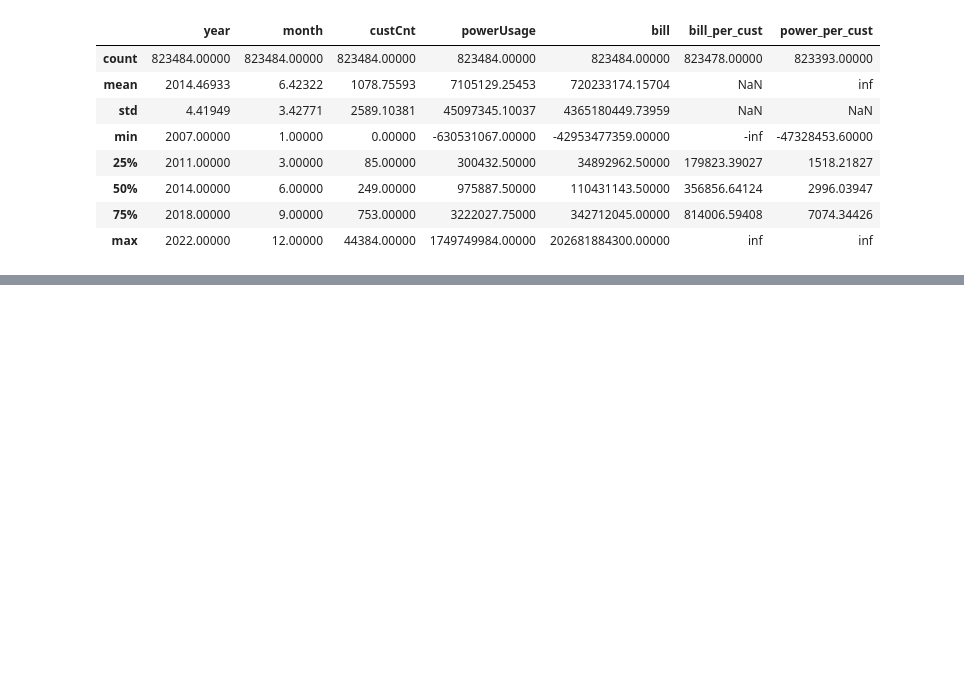
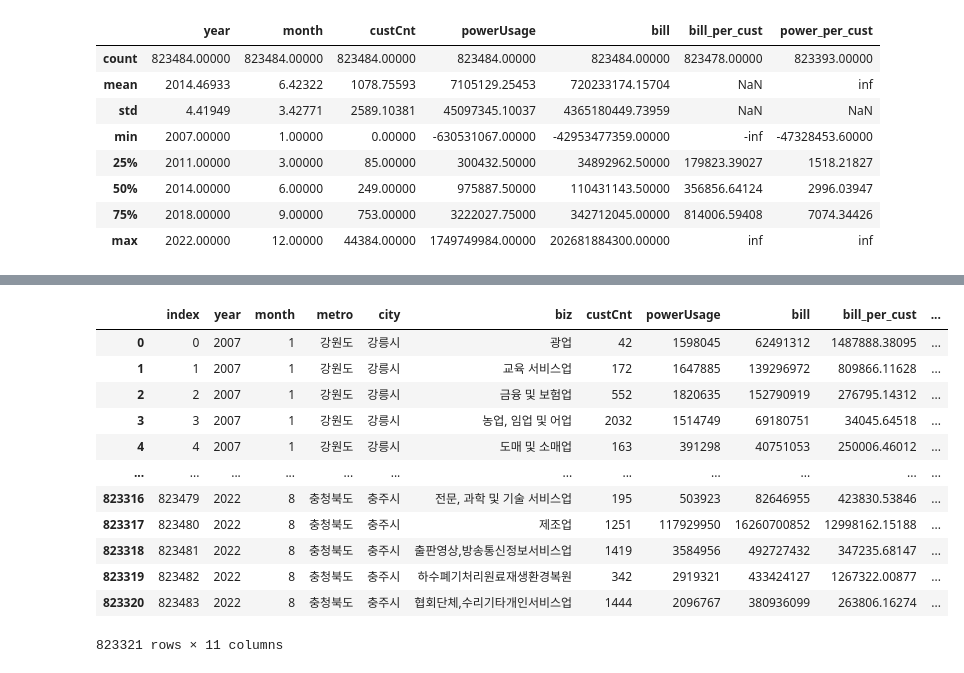
Before and after one commit to hssong95/Personal_project3, a Jupyter notebook: model.ipynb, the cells around one changed output, grey strips where cells are left out. Saved outputs shown, nothing was run; the diff lists cells and outputs as text; code cells hidden in the pictures; blank space fills up the shorter version.

```diff
--- a/model.ipynb
+++ b/model.ipynb
@@ -20,6 +20,17 @@ total_data_from_db=cur.execute("SELECT * FROM total_data")
 col_name_tot=[column[0] for column in total_data_from_db.description]
 total_df=pd.DataFrame.from_records(data=total_data_from_db.fetchall(), columns=col_name_tot)
 
+main_df=main_df.replace('광업 ','광업')
+main_df=main_df.replace(['제조업 ','금융 및 보험업 ','농업, 임업 및 어업 ','숙박 및 음식점업 ','전기, 가스, 증기 및 수도사업 ','전문, 과학 및 기술 서비스업 ','건설업 ','부동산업 및 임대업 '],
+['제조업','금융 및 보험업','농업, 임업 및 어업','숙박 및 음식점업','전기, 가스, 증기 및 수도사업','전문, 과학 및 기술 서비스업','건설업','부동산업 및 임대업'])
+
+total_df=total_df.replace('광업 ','광업')
+total_df=total_df.replace(['제조업 ','금융 및 보험업 ','농업, 임업 및 어업 ','숙박 및 음식점업 ','전기, 가스, 증기 및 수도사업 ','전문, 과학 및 기술 서비스업 ','건설업 ','부동산업 및 임대업 '],
+['제조업','금융 및 보험업','농업, 임업 및 어업','숙박 및 음식점업','전기, 가스, 증기 및 수도사업','전문, 과학 및 기술 서비스업','건설업','부동산업 및 임대업'])
+
+main_df.to_csv('main_df.csv',index=False)
+total_df.to_csv('total_df.csv',index=False)
+
 conn.close()
 # %%
 main_df
@@ -142,0 +168,17 @@ main_df.describe()
+# %%
+main_df=main_df.drop(main_df[main_df.custCnt==0].index).reset_index()
+main_df
+# %% [output]
+|  | index | year | month | metro | city | biz | custCnt | powerUsage | bill | bill_per_cust | ... |
+| 0 | 0 | 2007 | 1 | 강원도 | 강릉시 | 광업 | 42 | 1598045 | 62491312 | 1487888.38095 | ... |
+| 1 | 1 | 2007 | 1 | 강원도 | 강릉시 | 교육 서비스업 | 172 | 1647885 | 139296972 | 809866.11628 | ... |
+| 2 | 2 | 2007 | 1 | 강원도 | 강릉시 | 금융 및 보험업 | 552 | 1820635 | 152790919 | 276795.14312 | ... |
+| 3 | 3 | 2007 | 1 | 강원도 | 강릉시 | 농업, 임업 및 어업 | 2032 | 1514749 | 69180751 | 34045.64518 | ... |
+| 4 | 4 | 2007 | 1 | 강원도 | 강릉시 | 도매 및 소매업 | 163 | 391298 | 40751053 | 250006.46012 | ... |
+| ... | ... | ... | ... | ... | ... | ... | ... | ... | ... | ... | ... |
+| 823316 | 823479 | 2022 | 8 | 충청북도 | 충주시 | 전문, 과학 및 기술 서비스업 | 195 | 503923 | 82646955 | 423830.53846 | ... |
+| 823317 | 823480 | 2022 | 8 | 충청북도 | 충주시 | 제조업 | 1251 | 117929950 | 16260700852 | 12998162.15188 | ... |
+| 823318 | 823481 | 2022 | 8 | 충청북도 | 충주시 | 출판영상,방송통신정보서비스업 | 1419 | 3584956 | 492727432 | 347235.68147 | ... |
+| 823319 | 823482 | 2022 | 8 | 충청북도 | 충주시 | 하수폐기처리원료재생환경복원 | 342 | 2919321 | 433424127 | 1267322.00877 | ... |
+| 823320 | 823483 | 2022 | 8 | 충청북도 | 충주시 | 협회단체,수리기타개인서비스업 | 1444 | 2096767 | 380936099 | 263806.16274 | ... |
+823321 rows × 11 columns
```
Also changed, not shown: parts of 19 cells of this notebook, 22 other files.
